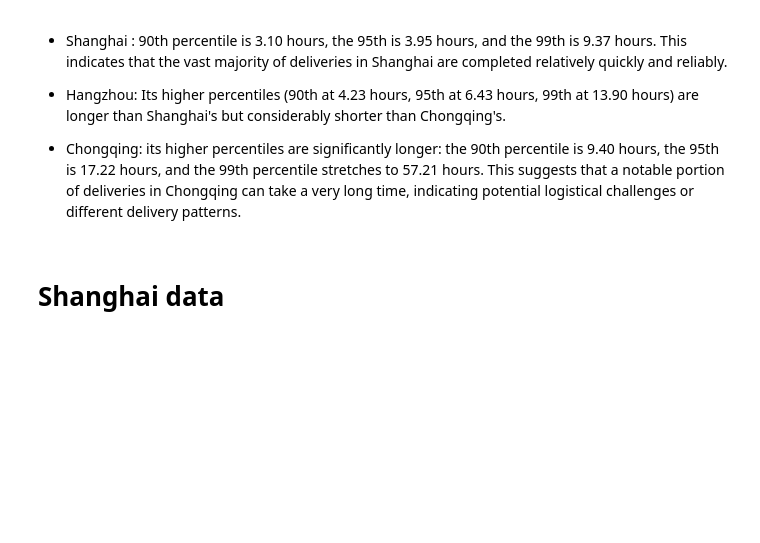
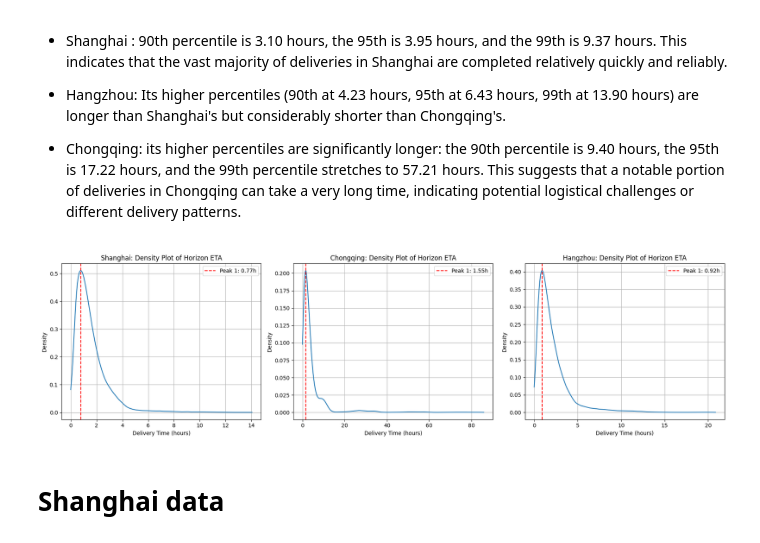
Before and after one commit to aymuos/starship, a Jupyter notebook: fundamental_EDA/utils/d5c_seperator.ipynb, the cells around one changed output. Cells and saved outputs as stored; diff of their text form; code cells hidden in the pictures; blank space fills up the shorter version.

```diff
--- a/fundamental_EDA/utils/d5c_seperator.ipynb
+++ b/fundamental_EDA/utils/d5c_seperator.ipynb
@@ -218,6 +216,88 @@ This percentile data shows which values to prioritise .
 - Hangzhou: Its higher percentiles (90th at 4.23 hours, 95th at 6.43 hours, 99th at 13.90 hours) are longer than Shanghai's but considerably shorter than Chongqing's.
 
 -  Chongqing: its higher percentiles are significantly longer: the 90th percentile is 9.40 hours, the 95th is 17.22 hours, and the 99th percentile stretches to 57.21 hours. This suggests that a notable portion of deliveries in Chongqing can take a very long time, indicating potential logistical challenges or different delivery patterns.
+# %%
+import numpy as np
+from scipy.stats import gaussian_kde
+from scipy.signal import find_peaks
+import matplotlib.pyplot as plt
+import seaborn as sns
+import os
+
+city_dataframes = {
+    'Shanghai': shanghai_df,
+    'Chongqing': chongqing_df,
+    'Hangzhou': hangzhou_df
+}
+
+plt.figure(figsize=(18, 5))
+
+for i, (city_name, df) in enumerate(city_dataframes.items()):
+    plt.subplot(1, 3, i + 1)
+
+    # Convert horizon_ETA from minutes to hours and clean data
+    eta_hours = df['horizon_ETA'] / 60
+    eta_hours_clean = eta_hours.dropna()
+
+    if len(eta_hours_clean) < 2:
+        plt.title(f"{city_name}: Not enough data")
+        plt.xlabel('Delivery Time (hours)')
+        plt.ylabel('Density')
+        plt.grid(True)
+        continue
+
+    # Determine adaptive x range for plotting and KDE calculation filter
+    # Use 99th percentile * 1.5 for upper bound, with a minimum of 10 hours for visibility
+    plot_x_max = max(eta_hours_clean.quantile(0.99) * 1.5, 10)
+
+    # Filter data for KDE calculation to focus on the primary distribution
+    eta_hours_filtered_for_kde = eta_hours_clean[eta_hours_clean < plot_x_max * 1.1] # Small buffer
+
+    if len(eta_hours_filtered_for_kde) < 2:
+        plt.title(f"{city_name}: Not enough filtered data")
+        plt.xlabel('Delivery Time (hours)')
+        plt.ylabel('Density')
+        plt.grid(True)
+        continue
+
+    density = gaussian_kde(eta_hours_filtered_for_kde)
+
+    # Generate x-values for plotting the density curve
+    xs = np.linspace(0, plot_x_max, 1000)
+    density_values = density(xs)
+
+    # Find peaks (local maxima) in the density curve
+    # Using a relative height threshold for robustness
+    height_threshold = density_values.max() * 0.05 # 5% of max density as threshold
+    peaks, _ = find_peaks(density_values, height=height_threshold)
+    peak_locations = xs[peaks]
+
+    # Plot the density curve
+    plt.plot(xs, density_values)
+    plt.title(f'{city_name}: Density Plot of Horizon ETA')
+    plt.xlabel('Delivery Time (hours)')
+    plt.ylabel('Density')
+
+    # Add vertical lines for peaks if found
+    if len(peak_locations) > 0:
+        for idx, peak_loc in enumerate(peak_locations):
+            plt.axvline(peak_loc, color='red', linestyle='--', label=f'Peak {idx+1}: {peak_loc:.2f}h')
+        plt.legend()
+
+    plt.grid(True)
+
+plt.tight_layout()
+
+# Create the plots directory if it doesn't exist
+plots_dir = os.path.join(base, '/plots')
+os.makedirs(plots_dir, exist_ok=True)
+
+# Save the plot
+plt.savefig(os.path.join(plots_dir, 'density_plot_d5c.png'))
+
+plt.show()
+# %% [output]
+[figure, added]
 # %%
 
 
```
Also changed, not shown: parts of 1 cell of this notebook.
